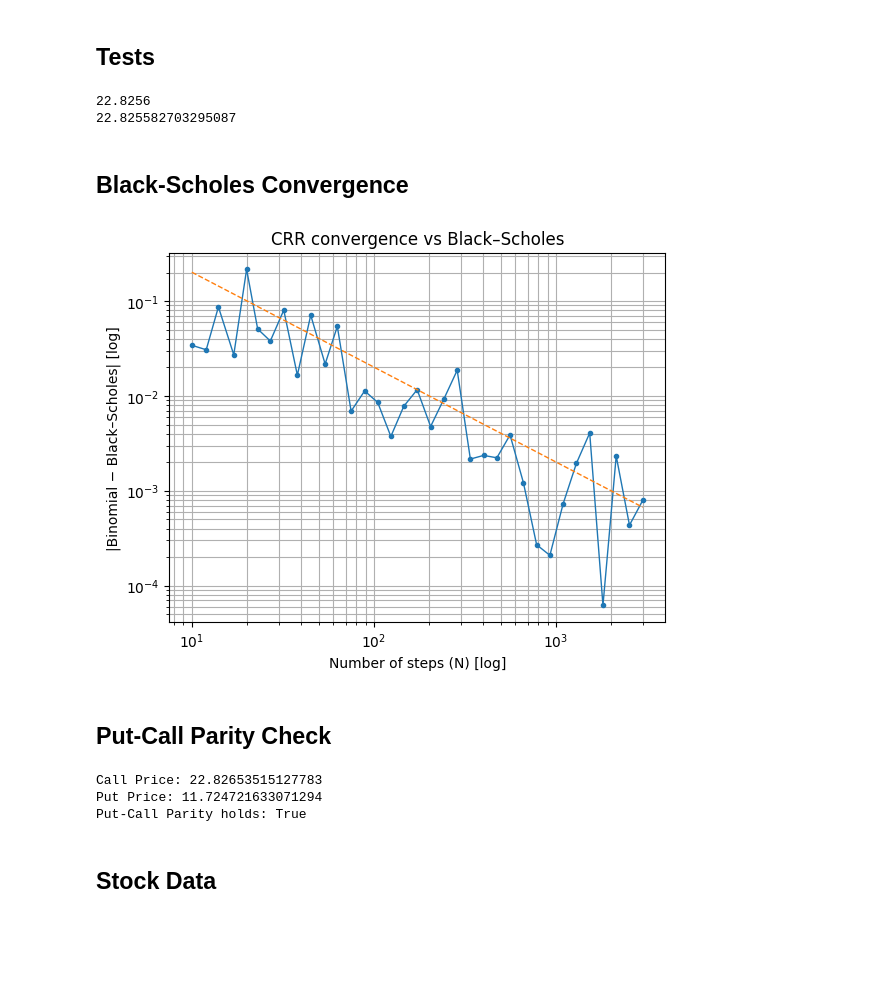
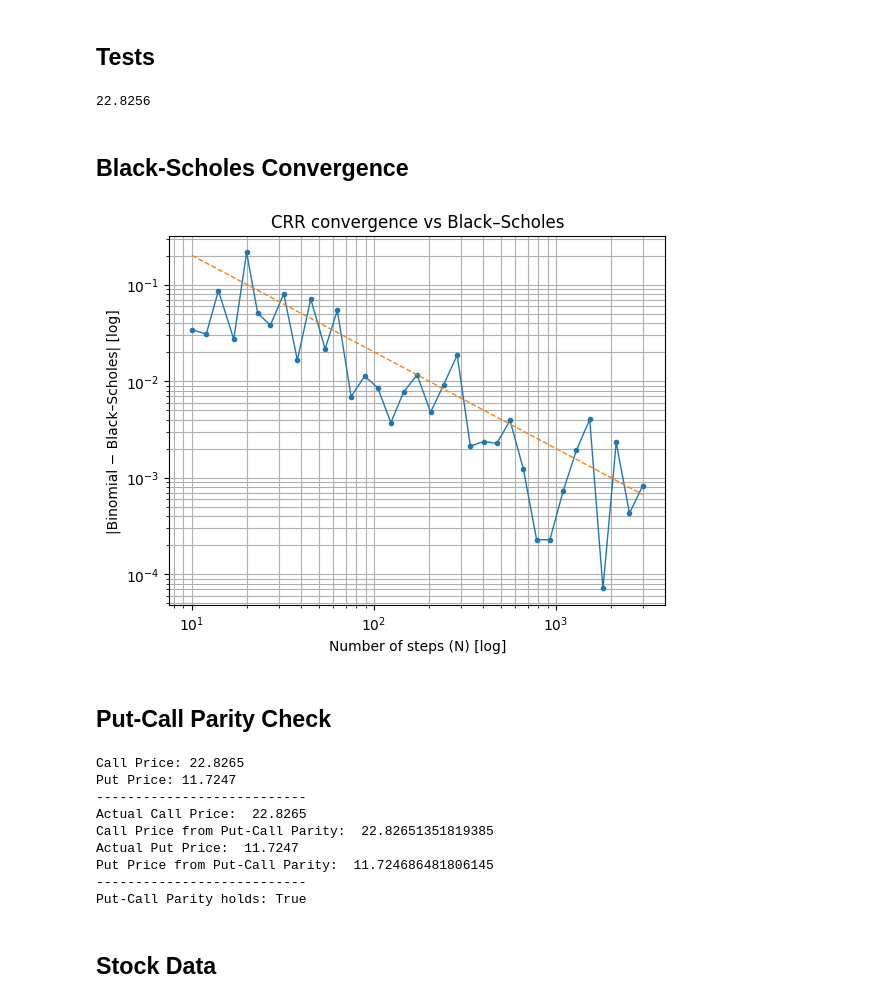
Before and after one commit to Emad-Eldin-G/CRR_Binomial_Options_Pricing, a Jupyter notebook: python_workbook.IPYNB, the cells around one changed output. Cells and saved outputs as stored; diff of their text form; code cells hidden in the pictures; blank space fills up the shorter version.

Commit message:
put call parity extension

```diff
--- a/python_workbook.IPYNB
+++ b/python_workbook.IPYNB
@@ -163,16 +163,14 @@ def binomial_option_price_npv(S0, K, T, r, N, u, d, opttype='C', optclass="E") -
 
             option_values[:step+1] = np.maximum(option_values[:step+1], exercise)
 
-    return option_values[0]
+    return np.round(option_values[0], 4)
 # %% [markdown]
 ## Tests
 # %%
 u, d = crr_up_down(vol, T / N)
-print(binomial_option_price_dp(S0, K, T, r, N, u, d, opttype, optclass))
 print(binomial_option_price_npv(S0, K, T, r, N, u, d, opttype, optclass))
 # %% [output]
 22.8256
-22.825582703295087
 # %% [markdown]
 ## Black-Scholes Convergence
 # %%
@@ -199,18 +197,6 @@ def bs_price(S0: float, K: float, r: float, T: float, vol: float, opttype: str =
     """
     if S0 <= 0 or K <= 0:
         raise ValueError("S0 and K must be > 0.")
-    if T <= 0:
-        # At expiry: value = intrinsic
-        if opttype.upper().startswith("C"):
-            return max(S0 - K, 0.0)
-        return max(K - S0, 0.0)
-    if vol <= 0:
-        # Deterministic forward
-        fwd = S0 * math.exp(r * T)
-        discK = K * math.exp(-r * T)
-        if opttype.upper().startswith("C"):
-            return max(S0 - discK, 0.0) if fwd > K else 0.0
-        return max(discK - S0, 0.0) if fwd < K else 0.0
 
     sqrtT = math.sqrt(T)
     vsqrtT = vol * sqrtT
@@ -235,34 +221,34 @@ for N in Ns:
     prices.append(binomial_option_price_npv(S0, K, T, r, int(N), u, d, opttype, optclass))
 
 bs = bs_price(S0, K, r, T, vol, opttype)
 errors = np.abs(np.array(prices) - bs)
 
 # Avoid log(0) without ruining scale
 eps = np.finfo(float).tiny
 errors_for_log = np.maximum(errors, eps)
 
 # -------------------------
 # Plot
 # -------------------------
 plt.figure()
 plt.plot(Ns, errors_for_log, marker="o", linewidth=1, markersize=3)
 plt.xscale("log")
 plt.yscale("log")
 plt.xlabel("Number of steps (N) [log]")
 plt.ylabel("|Binomial − Black–Scholes| [log]")
 plt.title("CRR convergence vs Black–Scholes")
 
 # Optional: add a reference slope line (visual guide)
 # Choose a point and draw ~1/N line through it
 ref_idx = len(Ns) // 2
 refN = Ns[ref_idx]
 refE = errors_for_log[ref_idx]
 plt.plot(Ns, refE * (refN / Ns), linestyle="--", linewidth=1)  # ~O(1/N)
 
 plt.grid(True, which="both")
 plt.show()
 # %% [output]
-[figure, old version]
+[figure, new version]
 # %% [markdown]
 ## Put-Call Parity Check
 # %%
@@ -293,6 +279,7 @@ put = binomial_option_price_npv(
 
 print(f"Call Price: {call}")
 print(f"Put Price: {put}")
+print("---------------------------")
 
 def parity_check(call_price, put_price, S0, K, r, T, optclass="E"):
     """Check put-call parity: C - P = S0 - K * exp(-r * T)"""
@@ -303,11 +290,34 @@ def parity_check(call_price, put_price, S0, K, r, T, optclass="E"):
     rhs = put_price + S0
     return np.isclose(lhs, rhs)
 
+def get_call_price_from_put(put_price, S0, K, r, T):
+    """Calculate call price from put price using put-call parity."""
+    return put_price + S0 - K * np.exp(-r * T)
+
+def get_put_price_from_call(call_price, S0, K, r, T):
+    """Calculate put price from call price using put-call parity."""
+    return call_price + K * np.exp(-r * T) - S0
+
+print("Actual Call Price: ", call)
+implied_call_from_put = get_call_price_from_put(put, S0, K, r, T)
+print("Call Price from Put-Call Parity: ", implied_call_from_put)
+
+print("Actual Put Price: ", put)
+implied_put_from_call = get_put_price_from_call(call, S0, K, r, T)
+print("Put Price from Put-Call Parity: ", implied_put_from_call)
+
 is_parity_holds = parity_check(call, put, S0, K, r, T)
+print("---------------------------")
 print(f"Put-Call Parity holds: {is_parity_holds}")
 # %% [output]
-Call Price: 22.82653515127783
-Put Price: 11.724721633071294
+Call Price: 22.8265
+Put Price: 11.7247
+---------------------------
+Actual Call Price:  22.8265
+Call Price from Put-Call Parity:  22.82651351819385
+Actual Put Price:  11.7247
+Put Price from Put-Call Parity:  11.724686481806145
+---------------------------
 Put-Call Parity holds: True
 # %% [markdown]
 ## Stock Data
```
Also changed, not shown: parts of 8 cells of this notebook.
